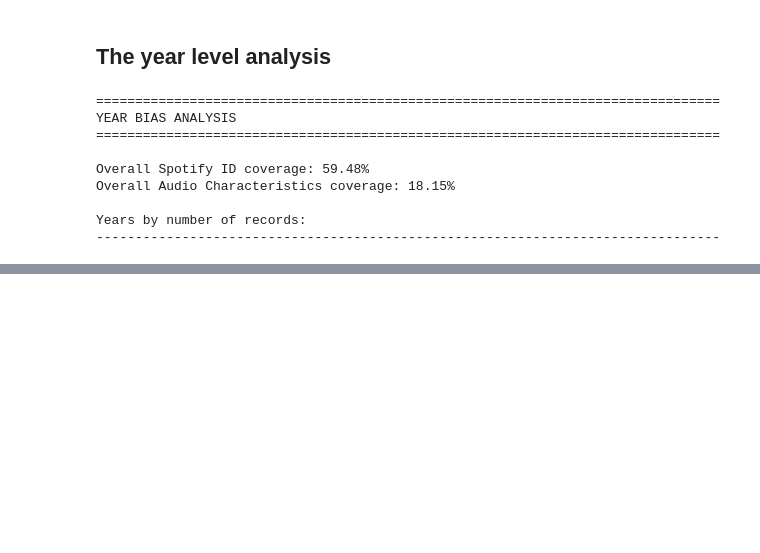
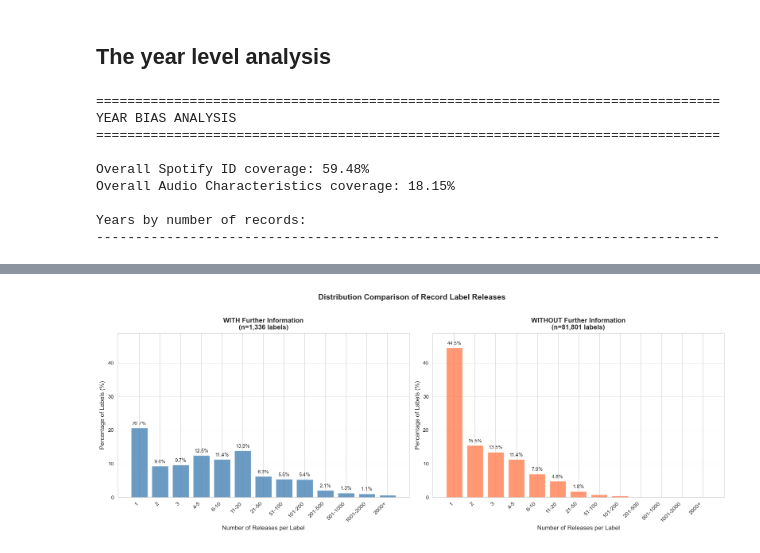
Before and after one commit to deskreject/music_data, a Jupyter notebook: code/exploratory/Khwan_related/khwan_spf_audio_chars_overlap.ipynb, the cells around one changed output, grey strips where cells are left out. Drawn from its saved outputs; the diff is of its cells as text; code cells hidden in the pictures; blank space fills up the shorter version.

Commit message:
Label information investigation
Updated the audio char analysis with information on the record labels sent from Khwan

```diff
--- a/code/exploratory/Khwan_related/khwan_spf_audio_chars_overlap.ipynb
+++ b/code/exploratory/Khwan_related/khwan_spf_audio_chars_overlap.ipynb
@@ -22,6 +31,10 @@ mb_with_spotify = pd.read_csv("//bigdata.wu.ac.at/delpero/Data_alexander/data/ra
 charts_no_spotify = pd.read_csv("//bigdata.wu.ac.at/delpero/Data_alexander/data/raw_data/Spotify/1980_2000_songs_artists/all_charts_songs_1980_2000_complete_clean.csv")
 mb_songs_no_spotify = pd.read_csv("//bigdata.wu.ac.at/delpero/Data_alexander/data/raw_data/musicbrainz/sql_exports/musicbrainz_data_refined/release_recordings_unique_80_10_refined_ISRC.csv")
 mb_country_labels = pd.read_csv("//bigdata.wu.ac.at/delpero/Data_alexander/data/raw_data/musicbrainz/sql_exports/release_country_labels_80_10_w_artists.csv")
+
+# loading in the label datasets
+kk_record_label_chars = pd.read_csv("//bigdata.wu.ac.at/delpero/Data_alexander/data/raw_data/Khwan_Kim/kk_record_label_data.csv")
+kk_record_label_mb_ids = pd.read_csv("//bigdata.wu.ac.at/delpero/Data_alexander/data/raw_data/Khwan_Kim/kk_record_label_data_discogs_mbz.csv")
 # %%
 #investigate the variables
 # print(mb_songs_no_spotify.columns)
@@ -322,0 +326,4 @@ date_year
+# %%
+#create a 0/1 indicator column based on whether 'mbid_label' in mb_country_labels has a match with column
+# 'label_id_mbz' in kk_record_label_mb_ids
+mb_country_labels['label_id_match'] = mb_country_labels['mbid_label'].isin(kk_record_label_mb_ids['label_id_mbz']).astype(int)
@@ -322,0 +360,10 @@ date_year
+# %%
+#  Prepare the data
+# Count releases per label, separated by label_id_match status
+label_counts_with_info = mb_country_labels[mb_country_labels['label_id_match'] == 1].groupby('name_label').size()
+label_counts_no_info = mb_country_labels[mb_country_labels['label_id_match'] == 0].groupby('name_label').size()
+
+print(f"Labels with further info (label_id_match=1): {len(label_counts_with_info):,}")
+print(f"Labels without further info (label_id_match=0): {len(label_counts_no_info):,}")
+print(f"\nMax releases per label (with info): {label_counts_with_info.max():,}")
+print(f"Max releases per label (no info): {label_counts_no_info.max():,}")
@@ -322,0 +386,65 @@ date_year
+# %%
+# Create side-by-side distribution comparison with normalized y-axes
+fig, (ax1, ax2) = plt.subplots(1, 2, figsize=(16, 6))
+
+# Define consistent bins for both plots
+bins = [1, 2, 3, 5, 10, 20, 50, 100, 200, 500, 1000, 2000, 5000]
+labels = ['1', '2', '3', '4-5', '6-10', '11-20', '21-50', '51-100',
+          '101-200', '201-500', '501-1000', '1001-2000', '2000+']
+
+# Categorize the data
+def categorize_counts(counts, bins):
+    categories = pd.cut(counts, bins=bins + [np.inf], labels=labels, right=False)
+    return categories.value_counts().reindex(labels, fill_value=0)
+
+cat_with_info = categorize_counts(label_counts_with_info, bins)
+cat_no_info = categorize_counts(label_counts_no_info, bins)
+
+# Convert to percentages for normalization
+pct_with_info = (cat_with_info / cat_with_info.sum()) * 100
+pct_no_info = (cat_no_info / cat_no_info.sum()) * 100
+
+# Plot 1: With further information
+x = np.arange(len(labels))
+bars1 = ax1.bar(x, pct_with_info, color='steelblue', alpha=0.8)
+ax1.set_xlabel('Number of Releases per Label', fontsize=11)
+ax1.set_ylabel('Percentage of Labels (%)', fontsize=11)
+ax1.set_title(f'WITH Further Information\n(n={len(label_counts_with_info):,} labels)',
+              fontsize=12, fontweight='bold')
+ax1.set_xticks(x)
+ax1.set_xticklabels(labels, rotation=45, ha='right')
+ax1.grid(True, alpha=0.3, axis='y')
+
+# Add value labels on bars for clarity
+for bar, val in zip(bars1, pct_with_info):
+    if val > 1:  # Only show labels for bars > 1%
+        ax1.text(bar.get_x() + bar.get_width()/2, bar.get_height() + 0.5,
+                f'{val:.1f}%', ha='center', va='bottom', fontsize=9)
+
+# Plot 2: Without further information
+bars2 = ax2.bar(x, pct_no_info, color='coral', alpha=0.8)
+ax2.set_xlabel('Number of Releases per Label', fontsize=11)
+ax2.set_ylabel('Percentage of Labels (%)', fontsize=11)
+ax2.set_title(f'WITHOUT Further Information\n(n={len(label_counts_no_info):,} labels)',
+              fontsize=12, fontweight='bold')
+ax2.set_xticks(x)
+ax2.set_xticklabels(labels, rotation=45, ha='right')
+ax2.grid(True, alpha=0.3, axis='y')
+
+# Add value labels on bars
+for bar, val in zip(bars2, pct_no_info):
+    if val > 1:  # Only show labels for bars > 1%
+        ax2.text(bar.get_x() + bar.get_width()/2, bar.get_height() + 0.5,
+                f'{val:.1f}%', ha='center', va='bottom', fontsize=9)
+
+# Make y-axes comparable
+max_pct = max(pct_with_info.max(), pct_no_info.max()) * 1.1
+ax1.set_ylim(0, max_pct)
+ax2.set_ylim(0, max_pct)
+
+plt.suptitle('Distribution Comparison of Record Label Releases',
+             fontsize=14, y=1.02, fontweight='bold')
+plt.tight_layout()
+plt.show()
+# %% [output]
+[figure, added]
```
Also changed, not shown: parts of 10 cells of this notebook, 2 other files.
